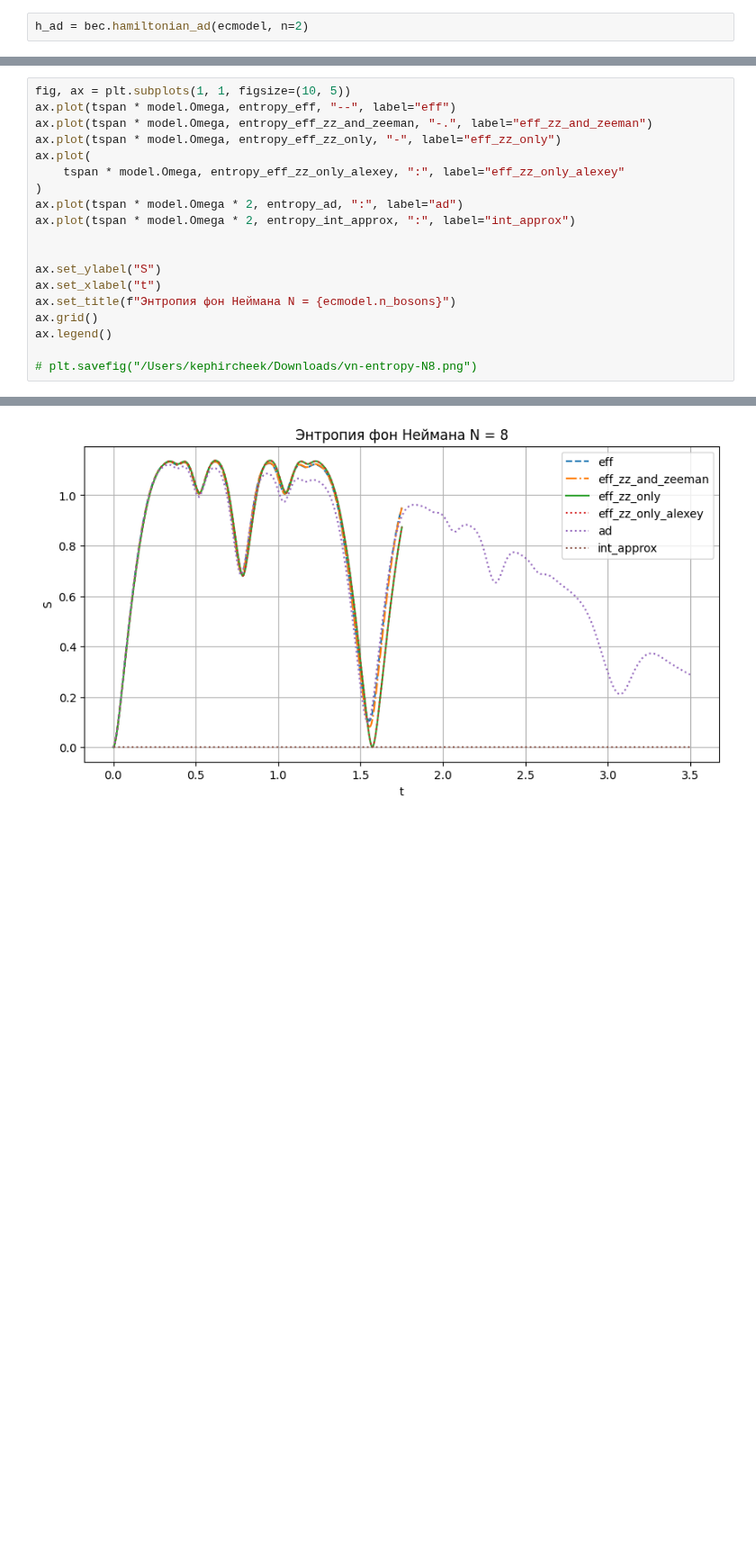
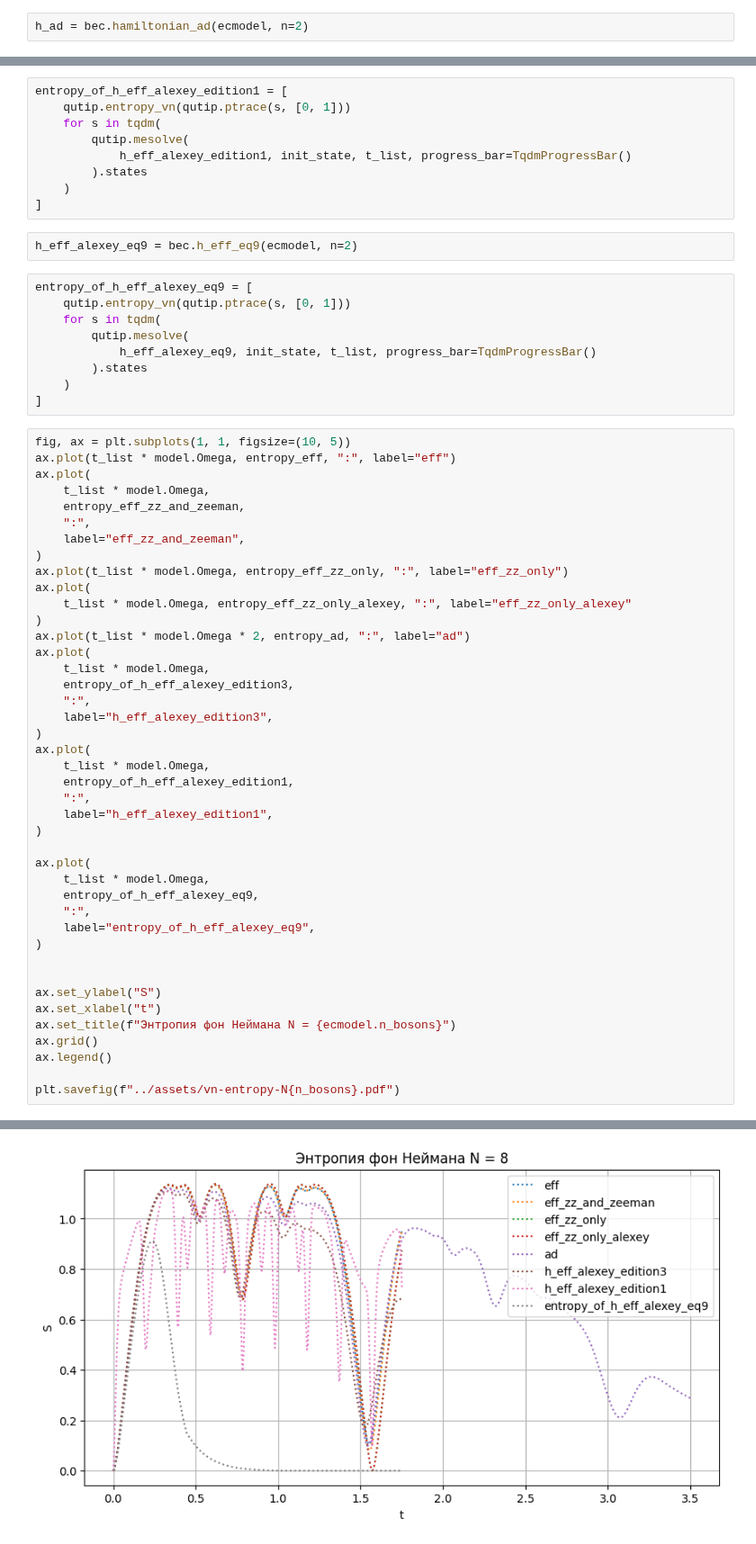
Before and after one commit to kephircheek/research-emqwuqoc, a Jupyter notebook: notebooks/Entanglement under effective hamiltonian.ipynb, the cells around one changed output, grey strips where cells are left out. Shown at 90% size. Cells and saved outputs as stored; diff of their text form; blank space fills up the shorter version.

```diff
--- a/notebooks/Entanglement under effective hamiltonian.ipynb
+++ b/notebooks/Entanglement under effective hamiltonian.ipynb
@@ -120,13 +120,56 @@ entropy_int_approx = [
+# %%
+entropy_of_h_eff_alexey_edition1 = [
+    qutip.entropy_vn(qutip.ptrace(s, [0, 1]))
+    for s in tqdm(
+        qutip.mesolve(
+            h_eff_alexey_edition1, init_state, t_list, progress_bar=TqdmProgressBar()
+        ).states
+    )
+]
+# %%
+h_eff_alexey_eq9 = bec.h_eff_eq9(ecmodel, n=2)
+# %%
+entropy_of_h_eff_alexey_eq9 = [
+    qutip.entropy_vn(qutip.ptrace(s, [0, 1]))
+    for s in tqdm(
+        qutip.mesolve(
+            h_eff_alexey_eq9, init_state, t_list, progress_bar=TqdmProgressBar()
+        ).states
+    )
+]
 # %%
 fig, ax = plt.subplots(1, 1, figsize=(10, 5))
-ax.plot(tspan * model.Omega, entropy_eff, "--", label="eff")
-ax.plot(tspan * model.Omega, entropy_eff_zz_and_zeeman, "-.", label="eff_zz_and_zeeman")
-ax.plot(tspan * model.Omega, entropy_eff_zz_only, "-", label="eff_zz_only")
+ax.plot(t_list * model.Omega, entropy_eff, ":", label="eff")
 ax.plot(
-    tspan * model.Omega, entropy_eff_zz_only_alexey, ":", label="eff_zz_only_alexey"
+    t_list * model.Omega,
+    entropy_eff_zz_and_zeeman,
+    ":",
+    label="eff_zz_and_zeeman",
 )
-ax.plot(tspan * model.Omega * 2, entropy_ad, ":", label="ad")
-ax.plot(tspan * model.Omega * 2, entropy_int_approx, ":", label="int_approx")
+ax.plot(t_list * model.Omega, entropy_eff_zz_only, ":", label="eff_zz_only")
+ax.plot(
+    t_list * model.Omega, entropy_eff_zz_only_alexey, ":", label="eff_zz_only_alexey"
+)
+ax.plot(t_list * model.Omega * 2, entropy_ad, ":", label="ad")
+ax.plot(
+    t_list * model.Omega,
+    entropy_of_h_eff_alexey_edition3,
+    ":",
+    label="h_eff_alexey_edition3",
+)
+ax.plot(
+    t_list * model.Omega,
+    entropy_of_h_eff_alexey_edition1,
+    ":",
+    label="h_eff_alexey_edition1",
+)
+
+ax.plot(
+    t_list * model.Omega,
+    entropy_of_h_eff_alexey_eq9,
+    ":",
+    label="entropy_of_h_eff_alexey_eq9",
+)
 
 
 ax.set_ylabel("S")
@@ -135,5 +178,5 @@ ax.set_title(f"Энтропия фон Неймана N = {ecmodel.n_bosons}")
 ax.grid()
 ax.legend()
 
-# plt.savefig("/Users/kephircheek/Downloads/vn-entropy-N8.png")
+plt.savefig(f"../assets/vn-entropy-N{n_bosons}.pdf")
 # %% [output]
@@ -141 +183 @@ ax.legend()
-[figure, old version]
+[figure, new version]
```
Also changed, not shown: parts of 12 cells of this notebook.
